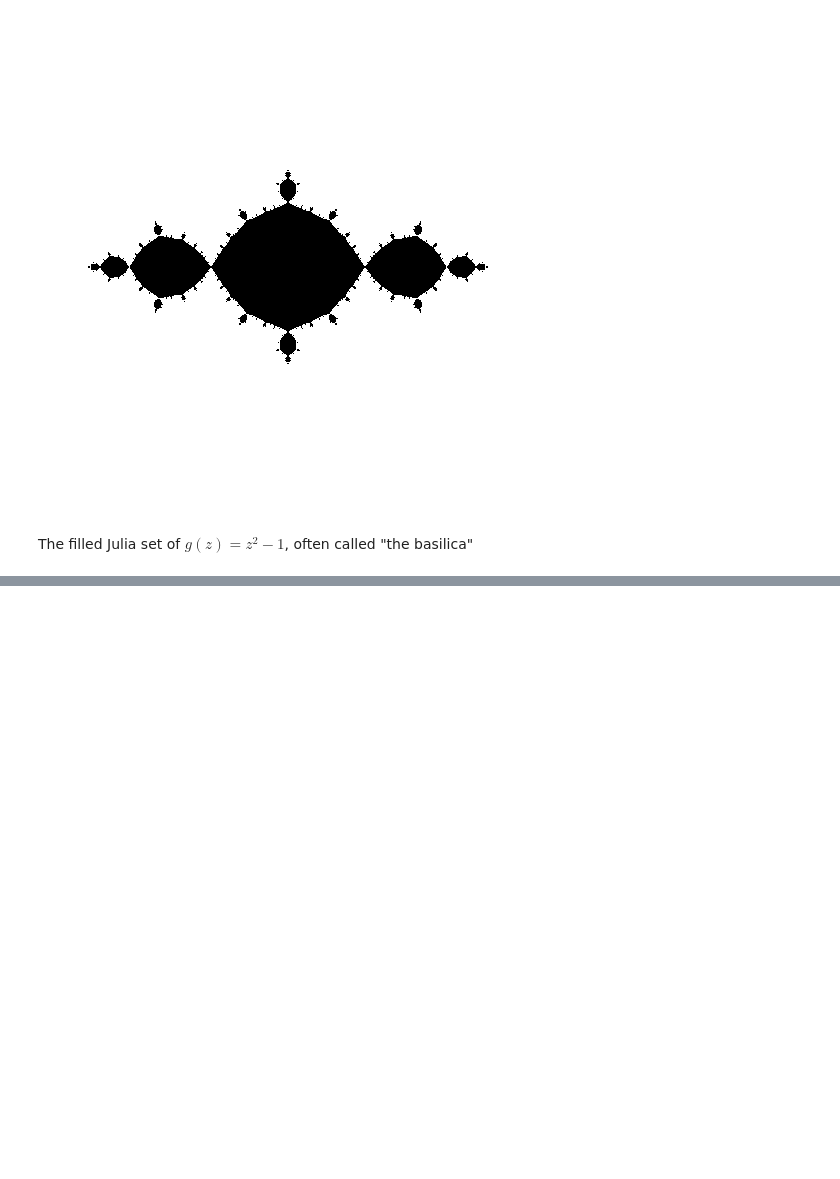
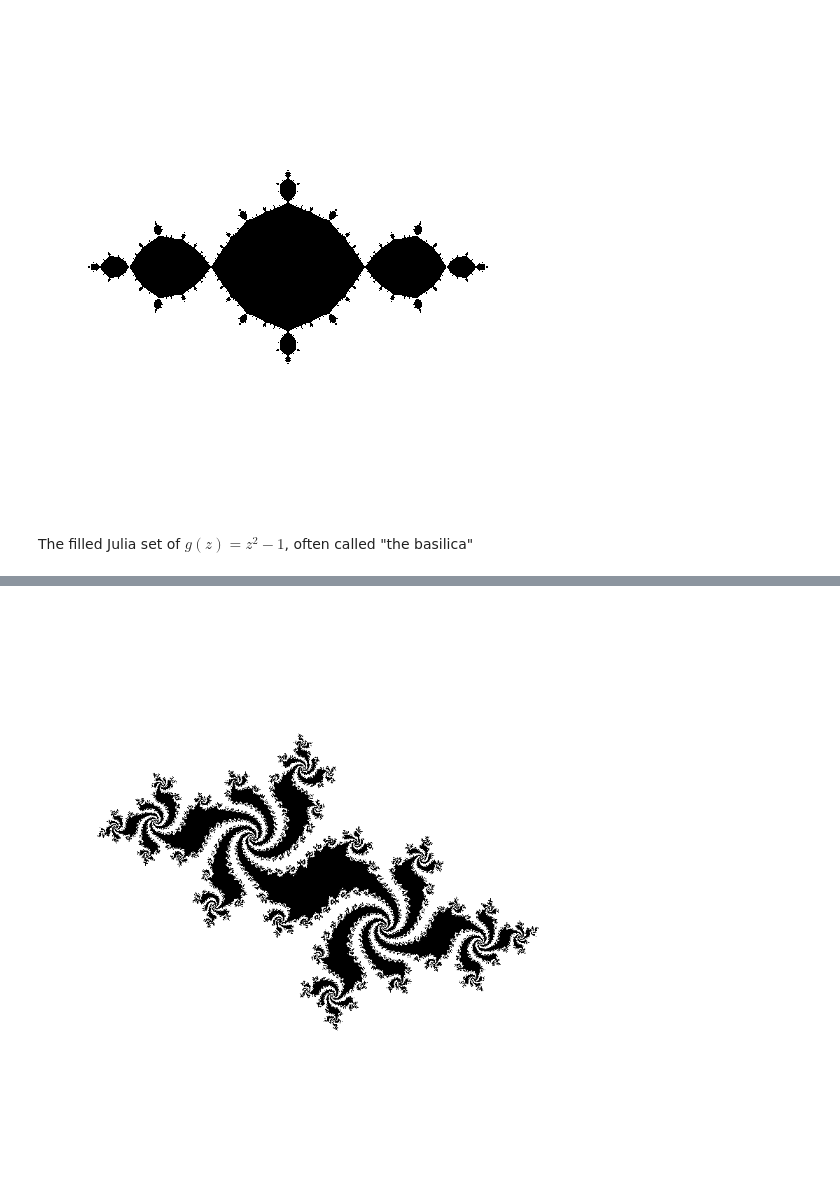
Before and after one commit to emilydumas/mcs275spring2022, a Jupyter notebook: samplecode/numpy/julia.ipynb, the cells around one changed output, grey strips where cells are left out. Cells and saved outputs as stored; diff of their text form; code cells hidden in the pictures; blank space fills up the shorter version.

```diff
--- a/samplecode/numpy/julia.ipynb
+++ b/samplecode/numpy/julia.ipynb
@@ -242,0 +323,27 @@ The filled Julia set of $g(z) = z^2-1$, often called "the basilica"
+# %%
+size = 800
+radius = 1.8
+c = -0.52+0.53j
+maxiter = 1000
+jsname = None
+
+# -- the rest of this cell is the same as all the other cells in this section --
+t0 = time.time()
+x = np.linspace(-radius,radius,size)
+y = np.linspace(-radius,radius,size)
+
+xx, yy = np.meshgrid(x,y)
+zz = xx + 1j*yy
+F = vectorized_classifier_factory(c,maxiter)
+
+imdata = 255*(1-F(zz)).astype("uint8")
+print("Julia set of z^2 + ({}), image radius {}, maxiter {}".format(
+    c,
+    radius,
+    maxiter
+))
+if jsname:
+    print("This Julia set is called '{}'".format(jsname))
+print("Computation took {:.1f} seconds".format(time.time()-t0))
+Image.fromarray(imdata).transpose(method=Image.FLIP_TOP_BOTTOM)
+# %% [output]
@@ -242,0 +352 @@ The filled Julia set of $g(z) = z^2-1$, often called "the basilica"
+[figure, added]
```
Also changed, not shown: parts of 11 cells of this notebook, 1 other file.
